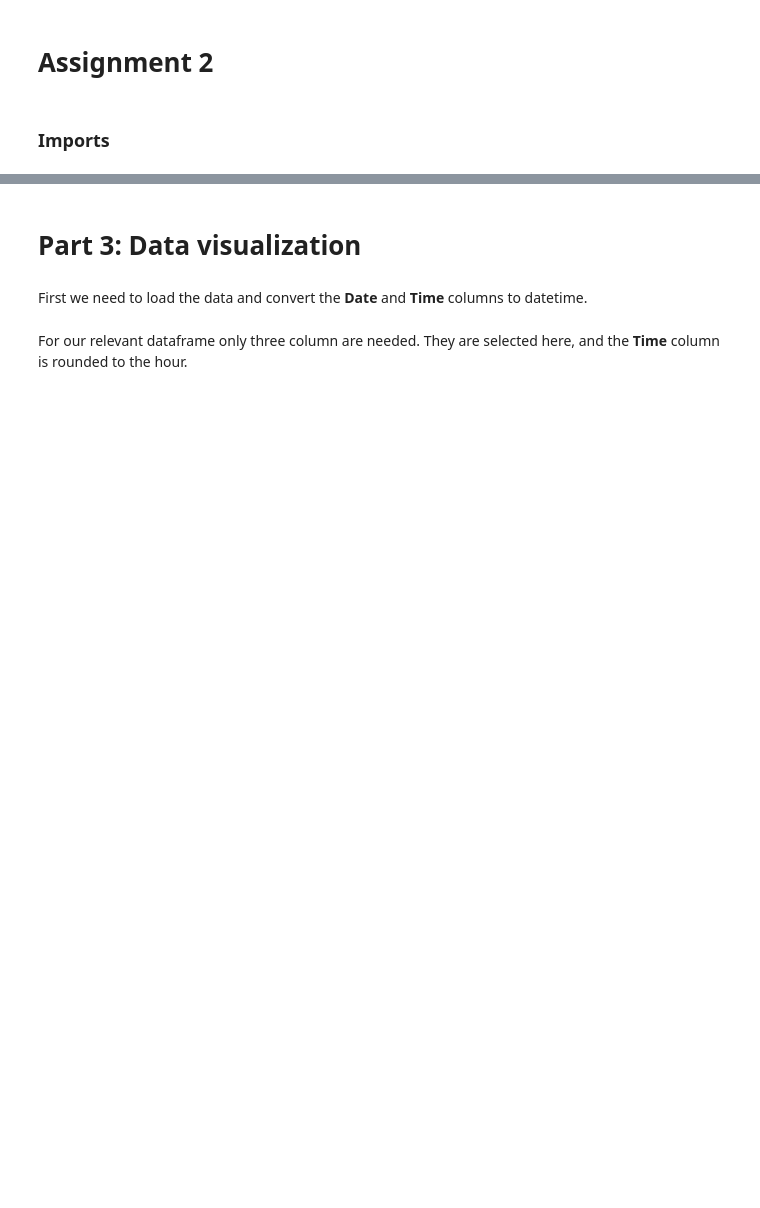
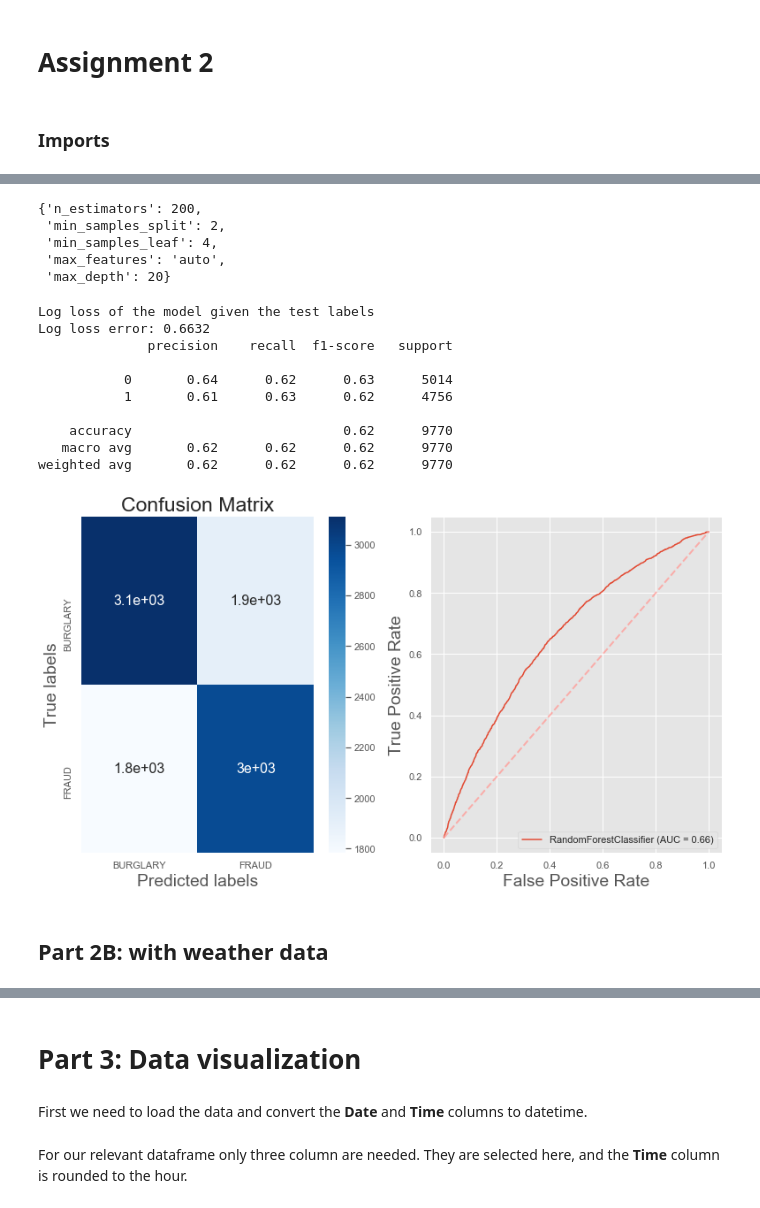
Before and after one commit to Strandgaard96/vehicle_collision_webpage, a Jupyter notebook: Assignment2.ipynb, the cells around one changed output, grey strips where cells are left out. Drawn from its saved outputs; the diff is of its cells as text; code cells hidden in the pictures; blank space fills up the shorter version.

Commit message:
merged the parts

```diff
--- a/Assignment2.ipynb
+++ b/Assignment2.ipynb
@@ -43,0 +229,2 @@ plt.rcParams.update({'font.size': 22})
+# %%
+X_train_tot, X_test_tot, y_train, y_test = train_test_split(X_OneHot,Y,test_size=0.33,random_state=42)
@@ -43,0 +247,3 @@ plt.rcParams.update({'font.size': 22})
+# %%
+X_train = X_train_tot[['Hour', 'PdDistrict_0','PdDistrict_1','PdDistrict_2','PdDistrict_3','PdDistrict_4','PdDistrict_5','PdDistrict_6','PdDistrict_7','PdDistrict_8','PdDistrict_9']]
+X_test = X_test_tot[['Hour', 'PdDistrict_0','PdDistrict_1','PdDistrict_2','PdDistrict_3','PdDistrict_4','PdDistrict_5','PdDistrict_6','PdDistrict_7','PdDistrict_8','PdDistrict_9']]
@@ -43,0 +277,9 @@ plt.rcParams.update({'font.size': 22})
+# %%
+# Use the random grid to search for best hyperparameters
+# First create the base model to tune
+rf = RandomForestClassifier()
+# Random search of parameters, using 3 fold cross validation,
+# search across 100 different combinations, and use all available cores
+rf_random = RandomizedSearchCV(estimator = rf, param_distributions = random_grid, n_iter = 20, cv = 3, verbose=2, random_state=42, n_jobs = -1)
+# Fit the random search model
+rf_random.fit(X_train, y_train)
@@ -43,0 +309,49 @@ plt.rcParams.update({'font.size': 22})
+# %%
+rf_random.best_params_
+# %% [output]
+{'n_estimators': 200,
+ 'min_samples_split': 2,
+ 'min_samples_leaf': 4,
+ 'max_features': 'auto',
+ 'max_depth': 20}
+# %%
+def evaluate(model,test_features,test_labels):
+    # evaluating the best model with the parameters found in RandomizedSearchCV
+    best_model = model.best_estimator_ # This selects the random forest with the best parameters
+    pred = best_model.predict(test_features)
+    pred_probs = best_model.predict_proba(test_features)
+    logloss_score = log_loss(test_labels, pred_probs)
+
+    print('Log loss of the model given the test labels')
+    print('Log loss error: {:0.4f}'.format(logloss_score))
+    print(classification_report(test_labels,pred))
+
+    conf_mat = confusion_matrix(test_labels, pred, normalize='true')
+    ax1= plt.subplot(1,2,1)
+    sns.heatmap(conf_mat, annot=True, ax = ax1, cmap="Blues"); #annot=True to annotate cells
+
+    # labels, title and ticks
+    ax1.set_xlabel('Predicted labels');ax1.set_ylabel('True labels');
+    ax1.set_title('Confusion Matrix');
+    ax1.xaxis.set_ticklabels(['BURGLARY', 'FRAUD']); ax1.yaxis.set_ticklabels(['BURGLARY','FRAUD']);
+
+    ax2 = plt.subplot(1,2,2)
+    # Compute ROC curve and ROC area for each class
+    roc = metrics.plot_roc_curve(best_model, test_features, test_labels,ax=ax2)
+    ax2.plot([0, 1], [0, 1], linestyle='--', lw=2, color='r',label='Chance', alpha=.8)
+# %%
+evaluate(rf_random,X_test,y_test)
+# %% [output]
+Log loss of the model given the test labels
+Log loss error: 0.6632
+              precision    recall  f1-score   support
+
+           0       0.64      0.62      0.63      5014
+           1       0.61      0.63      0.62      4756
+
+    accuracy                           0.62      9770
+   macro avg       0.62      0.62      0.62      9770
+weighted avg       0.62      0.62      0.62      9770
+[figure, added]
+# %% [markdown]
+## Part 2B: with weather data
```
Also changed, not shown: parts of 51 cells of this notebook, 2 other files.
